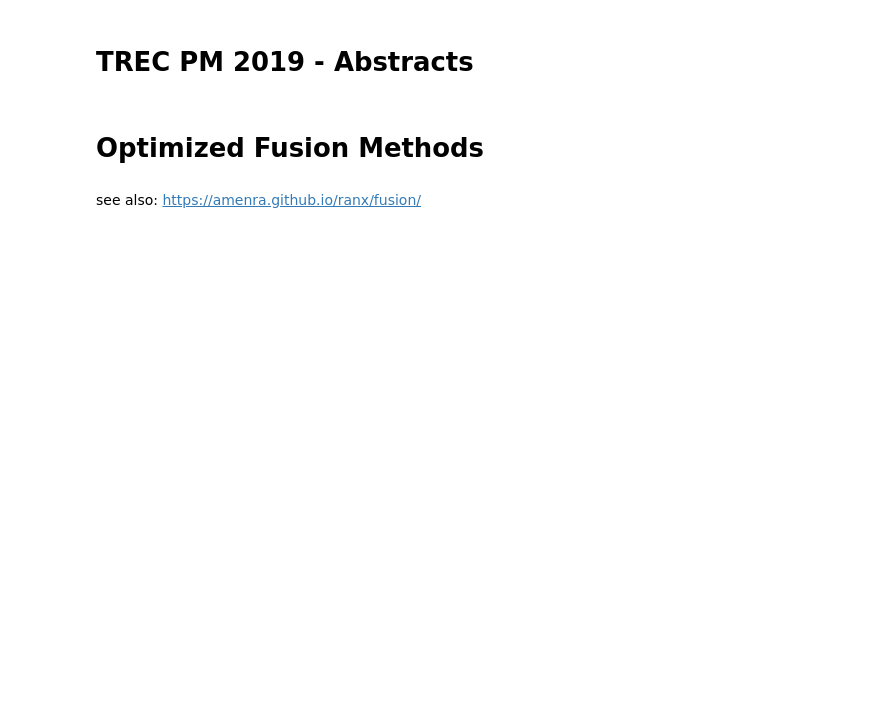
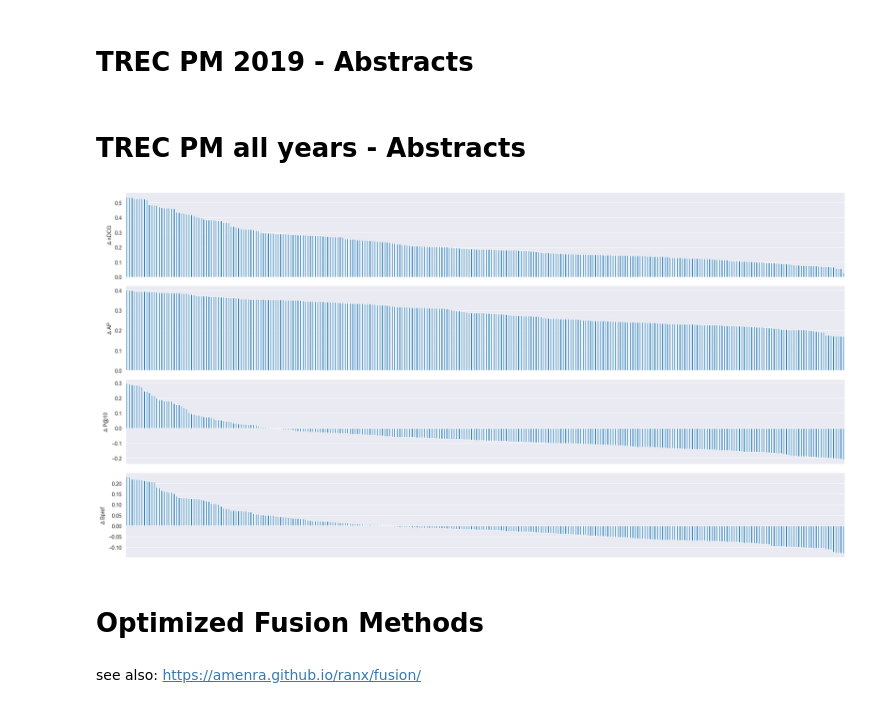
Before and after one commit to irgroup/jcdl2023-data-fusion, a Jupyter notebook: fuse.ipynb, the cells around one changed output. Drawn from its saved outputs; the diff is of its cells as text; code cells hidden in the pictures; blank space fills up the shorter version.

Commit message:
rank fusion improvements over all years, deleted mrr

```diff
--- a/fuse.ipynb
+++ b/fuse.ipynb
@@ -328,5 +417,18 @@ df.sort_values(by=['mrr (diff)'], ascending=False).plot.bar(x='run', y='mrr (dif
 plt.tight_layout()
 plt.savefig('figures/trec-pm-2019-abstracts/delta.rrf.pdf',bbox_inches='tight')
+# %% [markdown]
+# TREC PM all years - Abstracts
+# %%
+df = pd.concat ( map (pd.read_csv, ['experimental_results/trec-pm-2017-abstracts/rrf.csv', 'experimental_results/trec-pm-2018-abstracts/rrf.csv', 'experimental_results/trec-pm-2019-abstracts/rrf.csv']),ignore_index=True)
+fig, axes = plt.subplots(nrows=4, ncols=1, figsize=(15,15))
+df.sort_values(by=['map (fuse)'], ascending=False).plot.bar(x='run', y='map (fuse)', ylabel=r'$\Delta$ AP', xlabel='', legend=False, ax=axes[1]).get_xaxis().set_visible(False)
+df.sort_values(by=['ndcg (diff)'], ascending=False).plot.bar(x='run', y='ndcg (diff)', ylabel=r'$\Delta$ nDCG', xlabel='', legend=False, ax=axes[0]).get_xaxis().set_visible(False)
+df.sort_values(by=['precision@10 (diff)'], ascending=False).plot.bar(x='run', y='precision@10 (diff)', ylabel=r'$\Delta$ P@10', xlabel='', legend=False, ax=axes[2]).get_xaxis().set_visible(False)
+df.sort_values(by=['bpref (diff)'], ascending=False).plot.bar(x='run', y='bpref (diff)', ylabel=r'$\Delta$ Bpref', xlabel='', legend=False, ax=axes[3]).get_xaxis().set_visible(False)
+plt.tight_layout()
+plt.savefig('figures/all_years_delta.rrf.pdf', bbox_inches='tight')
+# %% [output]
+[figure, added]
 # %% [markdown]
 # Optimized Fusion Methods
 # %% [markdown]
```
Also changed, not shown: parts of 13 cells of this notebook.
